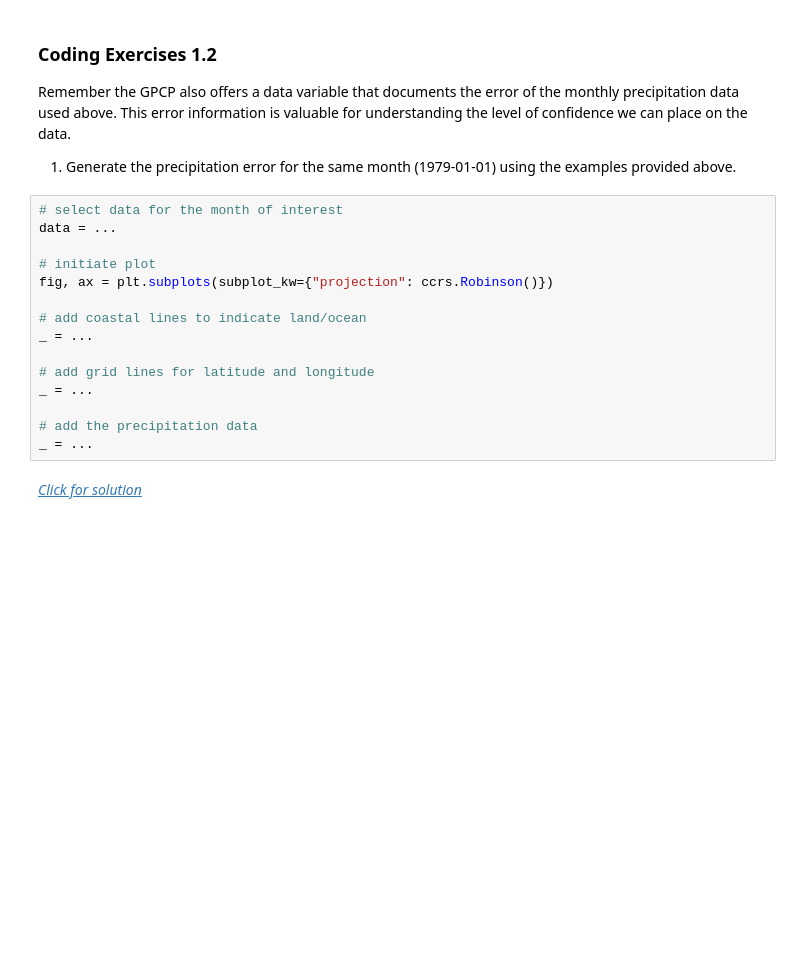
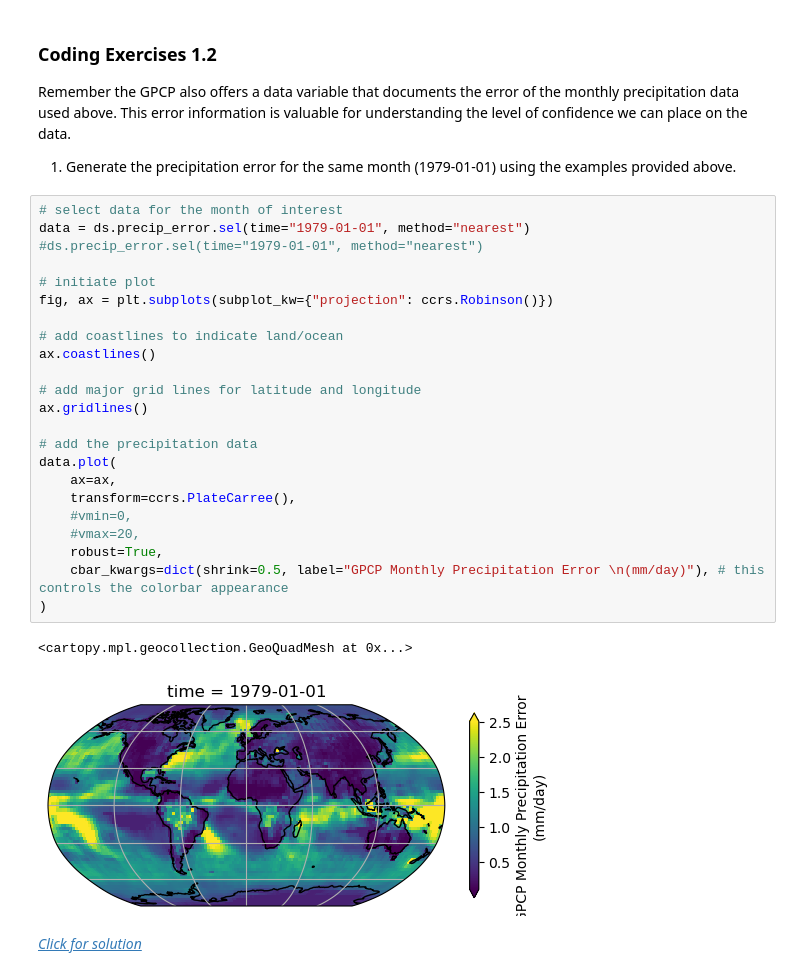
Before and after one commit to TobGerken/ISAT_420_S26_Shared_Fork, a Jupyter notebook: W10_Xarray_Operations/Code/w10_climatology.ipynb, the cells around one changed output. Cells and saved outputs as stored; diff of their text form; blank space fills up the shorter version.

```diff
--- a/W10_Xarray_Operations/Code/w10_climatology.ipynb
+++ b/W10_Xarray_Operations/Code/w10_climatology.ipynb
@@ -277,19 +281,30 @@ Remember the GPCP also offers a data variable that documents the error of the mo
 1. Generate the precipitation error for the same month (1979-01-01) using the examples provided above.
 # %%
 # select data for the month of interest
-data = ...
+data = ds.precip_error.sel(time="1979-01-01", method="nearest")
+#ds.precip_error.sel(time="1979-01-01", method="nearest")
 
 # initiate plot
 fig, ax = plt.subplots(subplot_kw={"projection": ccrs.Robinson()})
 
-# add coastal lines to indicate land/ocean
-_ = ...
+# add coastlines to indicate land/ocean
+ax.coastlines()
 
-# add grid lines for latitude and longitude
-_ = ...
+# add major grid lines for latitude and longitude
+ax.gridlines()
 
 # add the precipitation data
-_ = ...
+data.plot(
+    ax=ax,
+    transform=ccrs.PlateCarree(),
+    #vmin=0,
+    #vmax=20,
+    robust=True,
+    cbar_kwargs=dict(shrink=0.5, label="GPCP Monthly Precipitation Error \n(mm/day)"), # this controls the colorbar appearance
+)
+# %% [output]
+<cartopy.mpl.geocollection.GeoQuadMesh at 0x...>
+[figure, added]
 # %% [markdown]
 [*Click for solution*](https://github.com/neuromatch/climate-course-content/tree/main/tutorials/W1D3_RemoteSensing/solutions/W1D3_Tutorial4_Solution_8041e1ae.py)
 # %%
```
Also changed, not shown: parts of 22 cells of this notebook.
